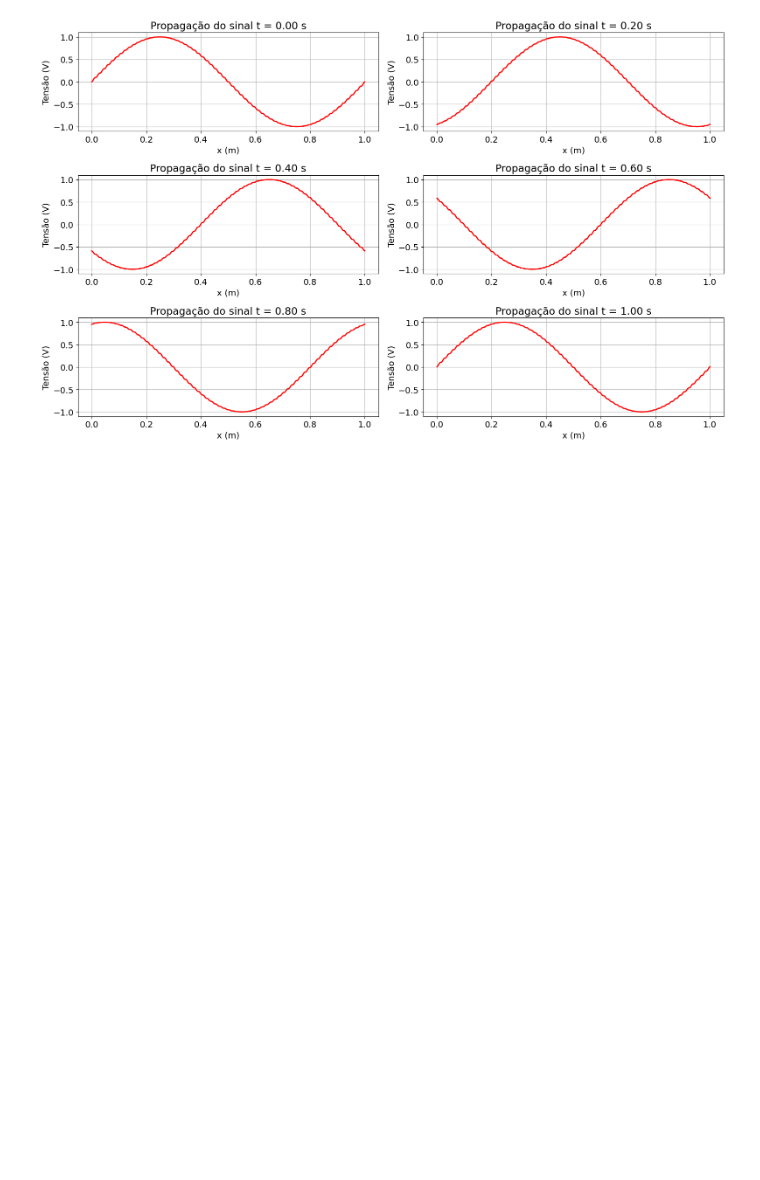
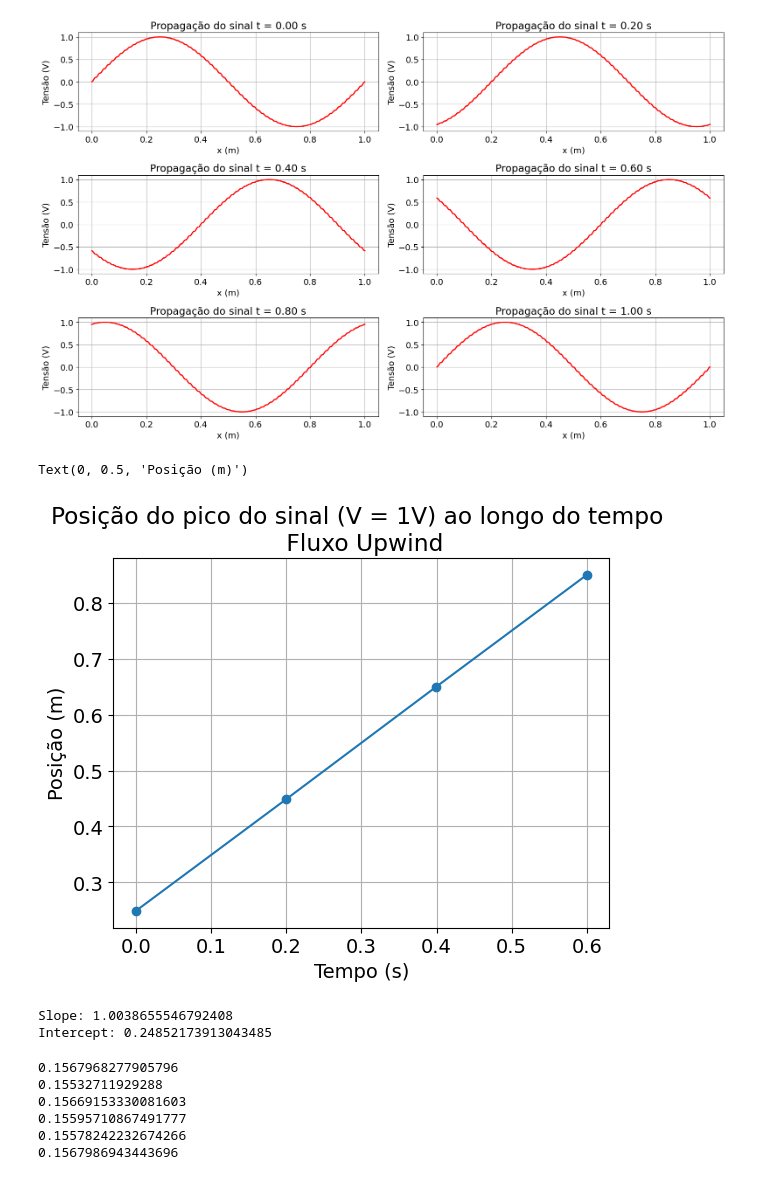
Before and after one commit to RaphaelLeivas/eletrocomp-2026-1, a Jupyter notebook: notebooks/lista6/p1-ex6.ipynb, the cells around one changed output. Saved outputs shown, nothing was run; the diff lists cells and outputs as text; code cells hidden in the pictures; blank space fills up the shorter version.

Commit message:
lisat 6 exercício 1-6 finalizado

```diff
--- a/notebooks/lista6/p1-ex6.ipynb
+++ b/notebooks/lista6/p1-ex6.ipynb
@@ -71,9 +71,9 @@ def get_D_matrix(nodes):
 # --- retorna fluxo numérico ---
 def numerical_flux(uL, uR, a, flux_type):
     match flux_type:
-        case int(CENTRAL_FLUX):
+        case 0:
             return 0.5 * a * (uL + uR)
-        case int(UPWIND_FLUX):
+        case 1:
             return a * uL if a > 0 else a * uR
         case _: # fallback central flux
             return 0.5 * a * (uL + uR)
@@ -100,6 +100,7 @@ def build_dg_operator(K, N, a, flux_type):
     }
 
 def rhs(u_flat, op):
+    # puxa os dados do operador DG
     K, N = op['K'], op['N']
     D = op['D_phys']
     M = op['M_local']
@@ -109,17 +110,18 @@ def rhs(u_flat, op):
     u = u_flat.reshape((K, N + 1))
     du = np.zeros_like(u)
 
+    # itera sobre cada elemento e vai resolvendo em cada um
     for k in range(K):
         du[k, :] = -a * (D @ u[k, :])
         uL = u[k, N]
         uR = u[(k + 1) % K, 0]
-        fstar_R = numerical_flux(uL, uR, a, flux_type)
-        du[k, N] += a * (uL - fstar_R / a) / M[N]
+        f_estrela_R = numerical_flux(uL, uR, a, flux_type)
+        du[k, N] += a * (uL - f_estrela_R / a) / M[N]
 
         uL_prev = u[(k - 1) % K, N]
         uR_curr = u[k, 0]
-        fstar_L = numerical_flux(uL_prev, uR_curr, a, flux_type)
-        du[k, 0] += a * (-uR_curr + fstar_L / a) / M[0] # note o sinal
+        f_estrela_L = numerical_flux(uL_prev, uR_curr, a, flux_type)
+        du[k, 0] += a * (-uR_curr + f_estrela_L / a) / M[0]
 
     return du.flatten()
 
@@ -127,8 +129,7 @@ def rhs(u_flat, op):
 def lsrk4_step(u, rhs_func, dt, op):
     q = np.zeros_like(u)
     for i in range(5):
-        k = rhs_func(u, op)
-        q = A[i] * q + dt * k
+        q = A[i] * q + dt * rhs_func(u, op)
         u = u + B[i] * q
 
     return u
@@ -140,6 +141,7 @@ def run_simulation(K, N, CFL, T_final, a, kx, flux_type):
 
     # Condição inicial
     u = np.sin(kx * x_nodes).flatten().copy()
+    # u = np.exp(-0.5 * ((x_nodes - 0.5) / 0.05)**2).flatten().copy()
 
     # discretização
     dx = op['dx_elem']
@@ -157,6 +159,7 @@ def run_simulation(K, N, CFL, T_final, a, kx, flux_type):
     # marcha no tempo
     for step in range(Nt):
         u = lsrk4_step(u, rhs, dt, op)
+
         if step in snapshots_list:
             u_history.append(u)
 
@@ -168,6 +171,6 @@ N = 4 # ordem polinomial dentro dos elementos
 CFL = 0.2
 T_final = 1
 
-u_history, dx, dt, snapshots_list = run_simulation(K, N, CFL, T_final, vp, kx, 'central')
+u_history, dx, dt, snapshots_list = run_simulation(K, N, CFL, T_final, vp, kx, UPWIND_FLUX)
 # %% [output]
 INICIANDO MARCHA NO TEMPO
@@ -178,6 +181,8 @@ plt.rcParams.update({
 })
 
 fig, axes = plt.subplots(3, 2, figsize=(16, 10))
+peak_position = []
+time_position = []
 
 for i, ax in enumerate(axes.flat):
     x_range = np.linspace(xl, xr, int(len(u_history[i].flatten())))
@@ -187,7 +192,49 @@ for i, ax in enumerate(axes.flat):
     ax.set_title(f'Propagação do sinal t = {dt * snapshots_list[i]:.2f} s')
     ax.grid()
 
+    peak_position.append(x_range[np.argmax(u_history[i].flatten())])
+    time_position.append(dt * snapshots_list[i])
+
 plt.tight_layout()
 plt.show()
 # %% [output]
 [figure]
+# %%
+plt.plot(time_position[:-2], peak_position[:-2], marker='o')
+plt.title('Posição do pico do sinal (V = 1V) ao longo do tempo \n Fluxo Upwind')
+plt.grid()
+plt.xlabel('Tempo (s)')
+plt.ylabel('Posição (m)')
+# %% [output]
+Text(0, 0.5, 'Posição (m)')
+[figure, added]
+# %%
+from scipy.stats import linregress
+
+result = linregress(time_position[:-2], peak_position[:-2])
+
+print("Slope:", result.slope)
+print("Intercept:", result.intercept)
+# %% [output]
+Slope: 1.0038655546792408
+Intercept: 0.24852173913043485
+# %%
+def u_exact(xt, tt):
+    return np.sin(2 * np.pi*(xt - tt))
+
+for i in range(6):
+    current_dt = dt * snapshots_list[i]
+    x_range = np.linspace(xl, xr, int(len(u_history[i].flatten())))
+
+    u_exact_calc = u_exact(x_range, current_dt)
+    u_numerical = u_history[i].flatten()
+    L2 = np.sqrt(np.sum((u_numerical - u_exact_calc)**2))
+
+    print(L2)
+# %% [output]
+0.1567968277905796
+0.15532711929288
+0.15669153330081603
+0.15595710867491777
+0.15578242232674266
+0.1567986943443696
```
Also changed, not shown: parts of 2 cells of this notebook, 6 other files.
